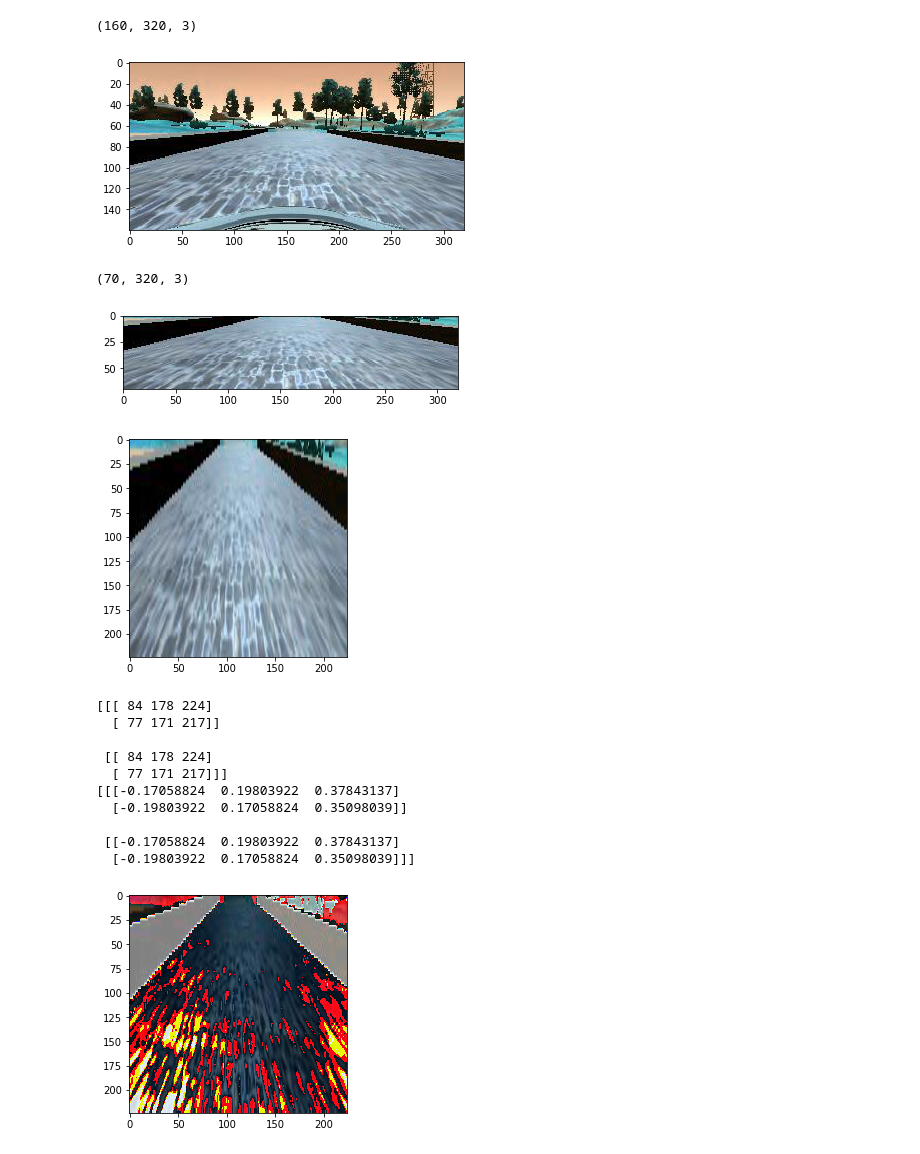
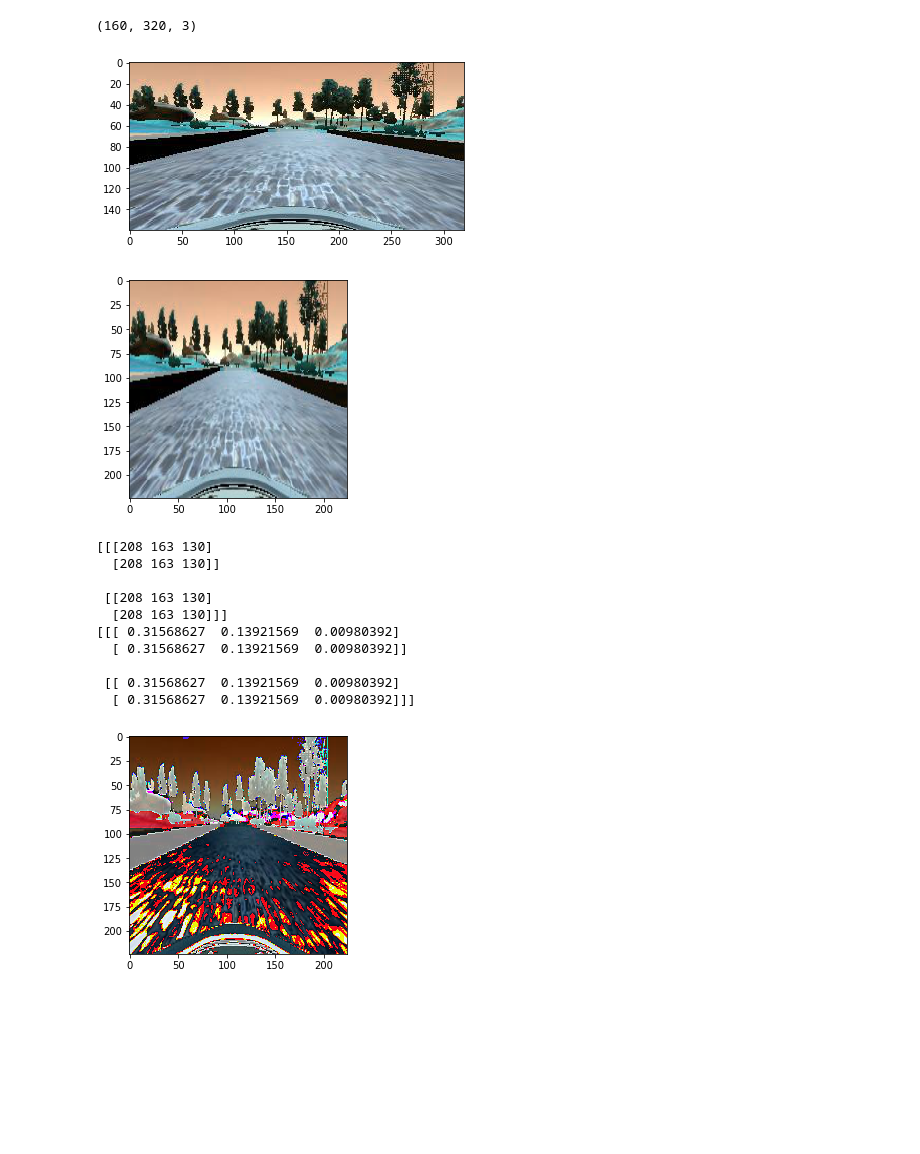
Before and after one commit to WangYuanMike/CarND-Behavioral-Cloning-P3, a Jupyter notebook: model.ipynb, the cells around one changed output. Cells and saved outputs as stored; diff of their text form; code cells hidden in the pictures; blank space fills up the shorter version.

```diff
--- a/model.ipynb
+++ b/model.ipynb
@@ -1,45 +1,43 @@
 # %%
 import cv2
 import numpy as np
 import matplotlib.pyplot as plt
 
 name = './data/IMG/center_2016_12_01_13_30_48_287.jpg'
 image = cv2.imread(name)
 print(np.shape(image))
 plt.imshow(image)
 plt.show()
 
-image = image[65:135, 0:320]
-print(np.shape(image))
-plt.imshow(image)
-plt.show()
+#image = image[65:135, 0:320]
+#print(np.shape(image))
+#plt.imshow(image)
+#plt.show()
 
 image = cv2.resize(image, (224, 224))
 plt.imshow(image)
 plt.show()
 
 print(image[:2,:2])
 image = image / 255.0 - 0.5
 print(image[:2,:2])
 plt.imshow(image)
 plt.show()
 # %% [output]
 (160, 320, 3)
 [figure]
+[figure, new version]
-(70, 320, 3)
+[[[208 163 130]
+  [208 163 130]]
+
+ [[208 163 130]
+  [208 163 130]]]
+[[[ 0.31568627  0.13921569  0.00980392]
+  [ 0.31568627  0.13921569  0.00980392]]
+
+ [[ 0.31568627  0.13921569  0.00980392]
+  [ 0.31568627  0.13921569  0.00980392]]]
-[figure, old version]
-[figure, old version]
+[figure, new version]
-[[[ 84 178 224]
-  [ 77 171 217]]
-
- [[ 84 178 224]
-  [ 77 171 217]]]
-[[[-0.17058824  0.19803922  0.37843137]
-  [-0.19803922  0.17058824  0.35098039]]
-
- [[-0.17058824  0.19803922  0.37843137]
-  [-0.19803922  0.17058824  0.35098039]]]
-[figure, removed]
 # %%
 ############################################################################
 # Get bottleneck features of ResNet50
```
Also changed, not shown: parts of 2 cells of this notebook.
